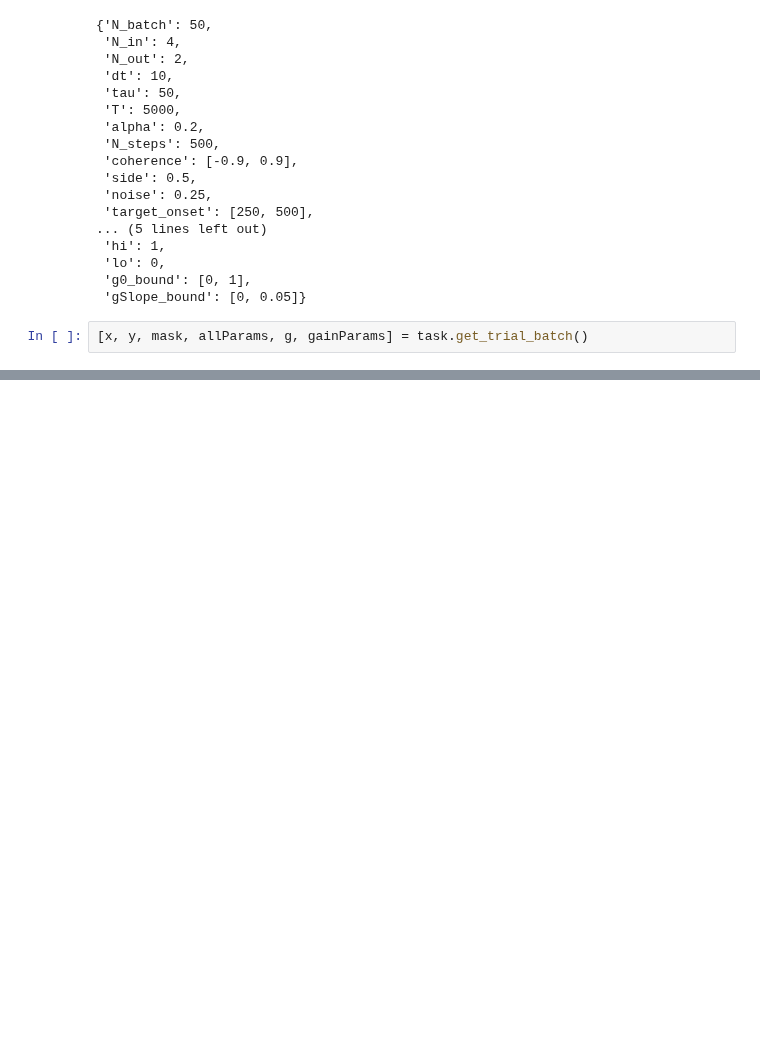
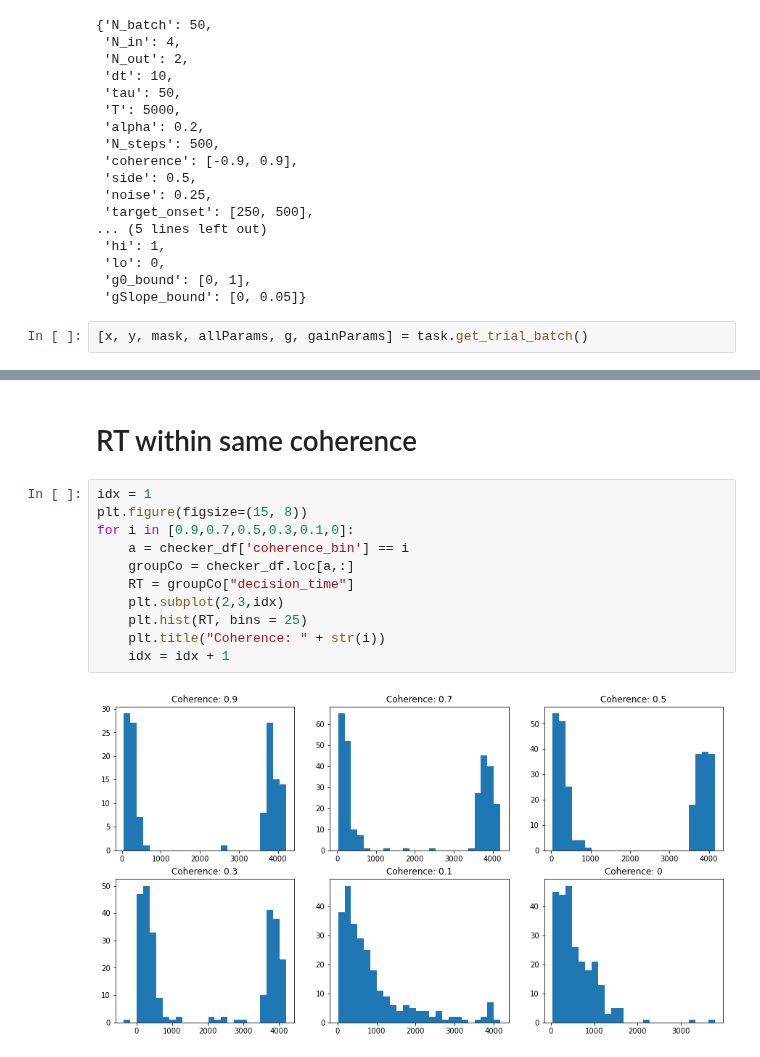
Before and after one commit to trustyuke/PsychRNN, a Jupyter notebook: testNewChecker.ipynb, the cells around one changed output, grey strips where cells are left out. Drawn from its saved outputs; the diff is of its cells as text; blank space fills up the shorter version.

```diff
--- a/testNewChecker.ipynb
+++ b/testNewChecker.ipynb
@@ -130,0 +324,15 @@ AttributeError: 'Gain3' object has no attribute 'g'
+# %% [markdown]
+# RT within same coherence
+# %%
+idx = 1
+plt.figure(figsize=(15, 8))
+for i in [0.9,0.7,0.5,0.3,0.1,0]:
+    a = checker_df['coherence_bin'] == i
+    groupCo = checker_df.loc[a,:]
+    RT = groupCo["decision_time"]
+    plt.subplot(2,3,idx)
+    plt.hist(RT, bins = 25)
+    plt.title("Coherence: " + str(i))
+    idx = idx + 1
+# %% [output]
+[figure, added]
```
Also changed, not shown: parts of 26 cells of this notebook, 5 other files.
